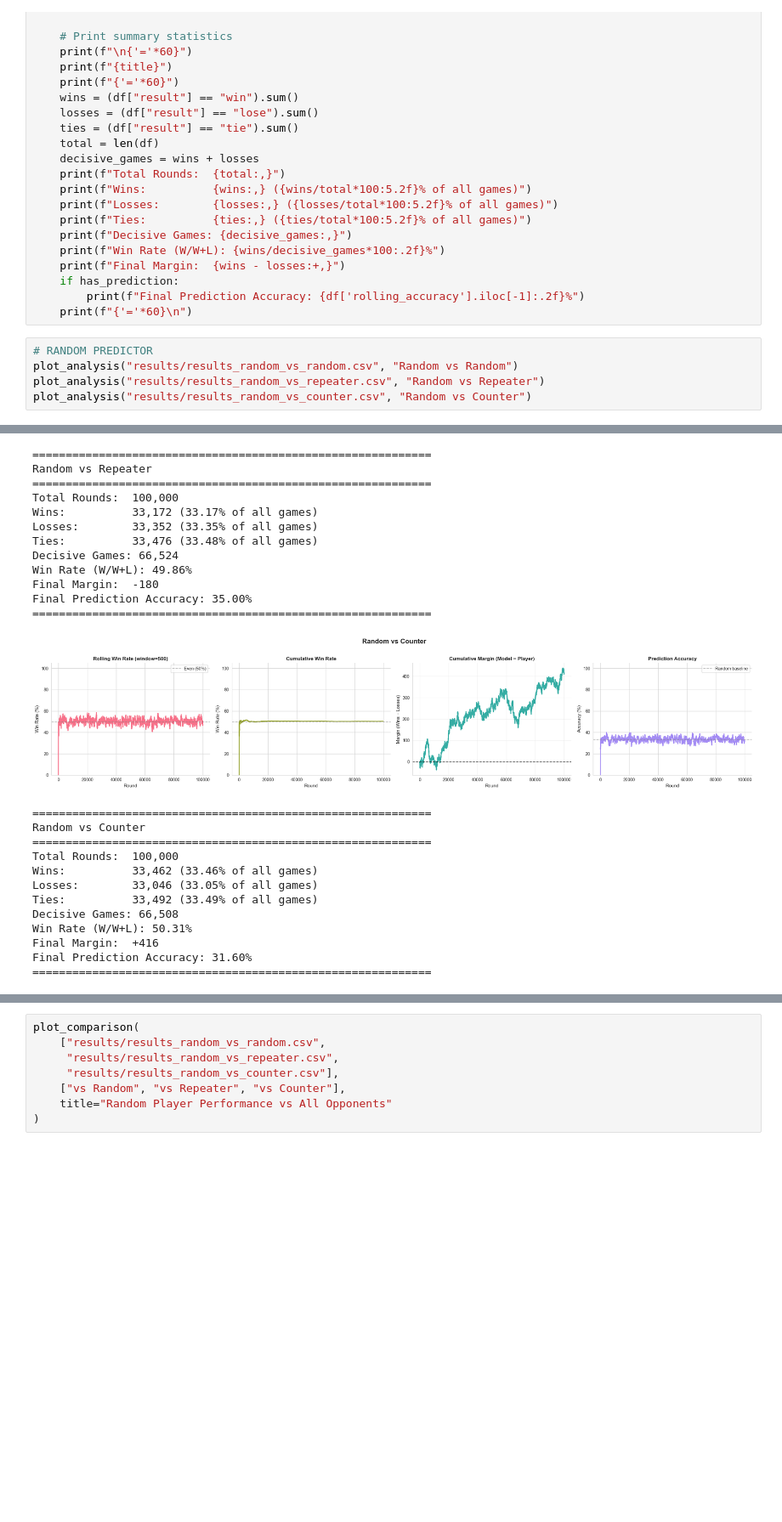
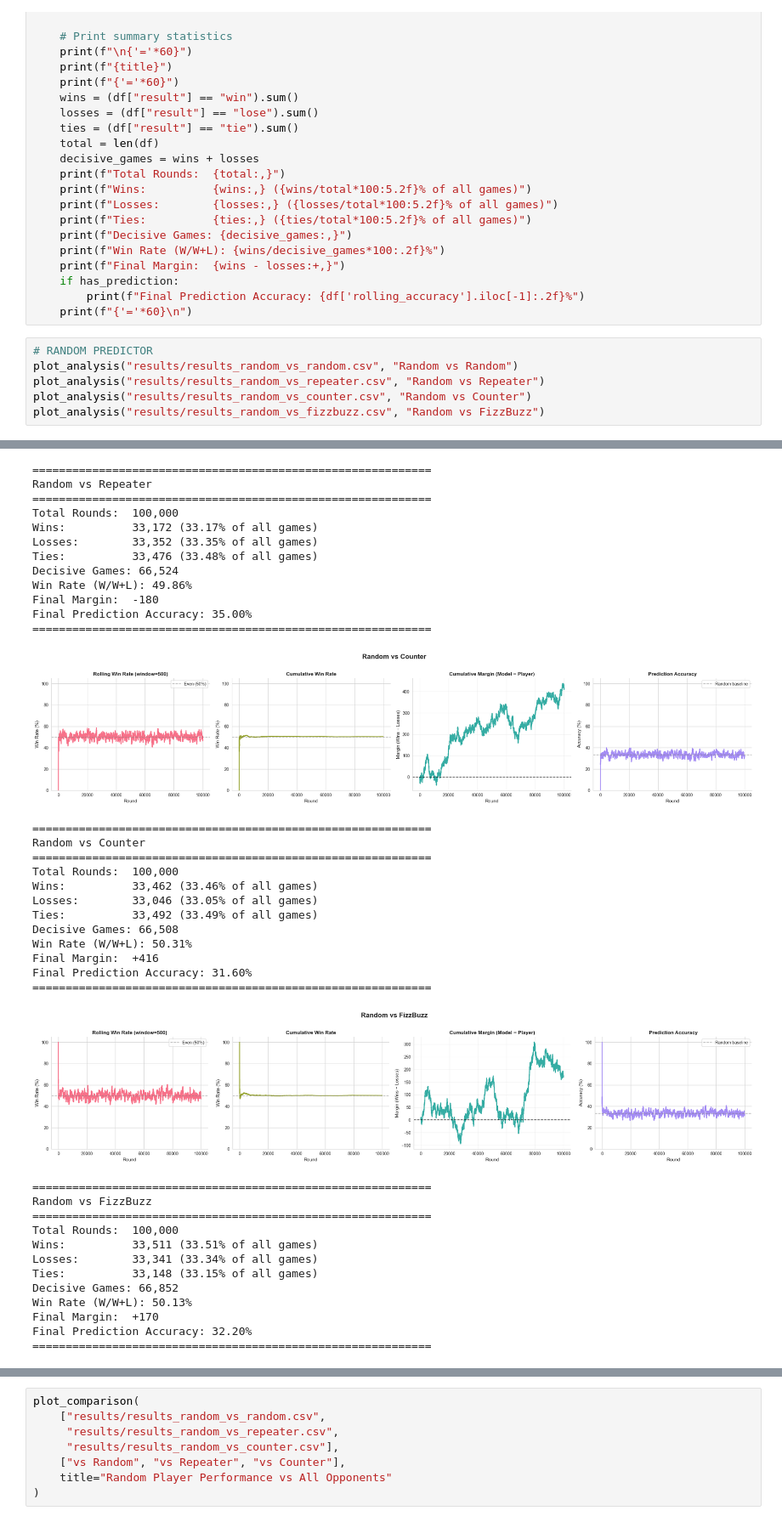
Before and after one commit to THuynh-91/RPS-Predictor, a Jupyter notebook: RPS_Simulation_Analysis.ipynb, the cells around one changed output, grey strips where cells are left out. Shown at 85% size. Cells and saved outputs as stored; diff of their text form; blank space fills up the shorter version.

```diff
--- a/RPS_Simulation_Analysis.ipynb
+++ b/RPS_Simulation_Analysis.ipynb
@@ -117,6 +117,7 @@ def plot_analysis(csv_path, title, window=500):
 plot_analysis("results/results_random_vs_random.csv", "Random vs Random")
 plot_analysis("results/results_random_vs_repeater.csv", "Random vs Repeater")
 plot_analysis("results/results_random_vs_counter.csv", "Random vs Counter")
+plot_analysis("results/results_random_vs_fizzbuzz.csv", "Random vs FizzBuzz")
 # %% [output]
 [figure]
 ============================================================
@@ -130,33 +131,46 @@ Decisive Games: 66,648
 Win Rate (W/W+L): 49.74%
 Final Margin:  -350
 Final Prediction Accuracy: 34.40%
 ============================================================
 [figure]
 ============================================================
 Random vs Repeater
 ============================================================
 Total Rounds:  100,000
 Wins:          33,172 (33.17% of all games)
 Losses:        33,352 (33.35% of all games)
 Ties:          33,476 (33.48% of all games)
 Decisive Games: 66,524
 Win Rate (W/W+L): 49.86%
 Final Margin:  -180
 Final Prediction Accuracy: 35.00%
 ============================================================
 [figure]
 ============================================================
 Random vs Counter
 ============================================================
 Total Rounds:  100,000
 Wins:          33,462 (33.46% of all games)
 Losses:        33,046 (33.05% of all games)
 Ties:          33,492 (33.49% of all games)
 Decisive Games: 66,508
 Win Rate (W/W+L): 50.31%
 Final Margin:  +416
 Final Prediction Accuracy: 31.60%
 ============================================================
+[figure, added]
+============================================================
+Random vs FizzBuzz
+============================================================
+Total Rounds:  100,000
+Wins:          33,511 (33.51% of all games)
+Losses:        33,341 (33.34% of all games)
+Ties:          33,148 (33.15% of all games)
+Decisive Games: 66,852
+Win Rate (W/W+L): 50.13%
+Final Margin:  +170
+Final Prediction Accuracy: 32.20%
+============================================================
 # %%
 # MARKOV PREDICTOR
 plot_analysis("results/results_markov_vs_random.csv", "Markov vs Random")
```
Also changed, not shown: parts of 4 cells of this notebook.
